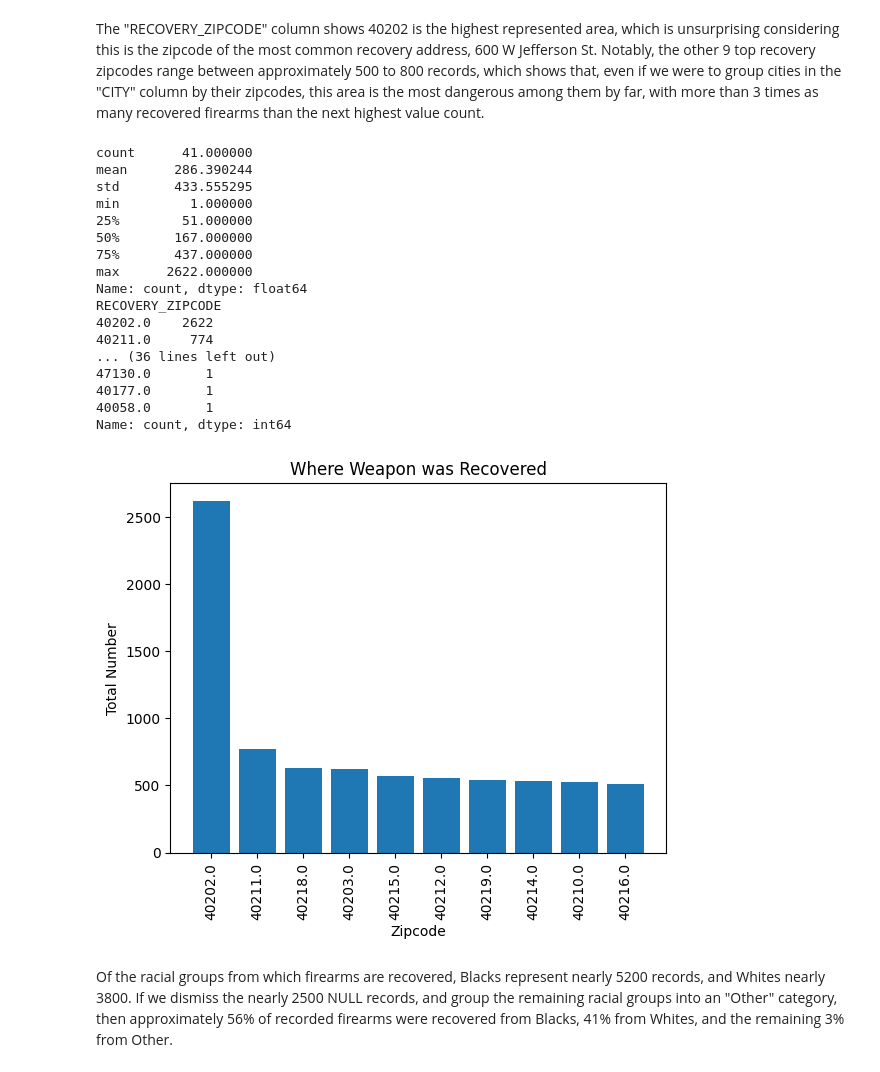
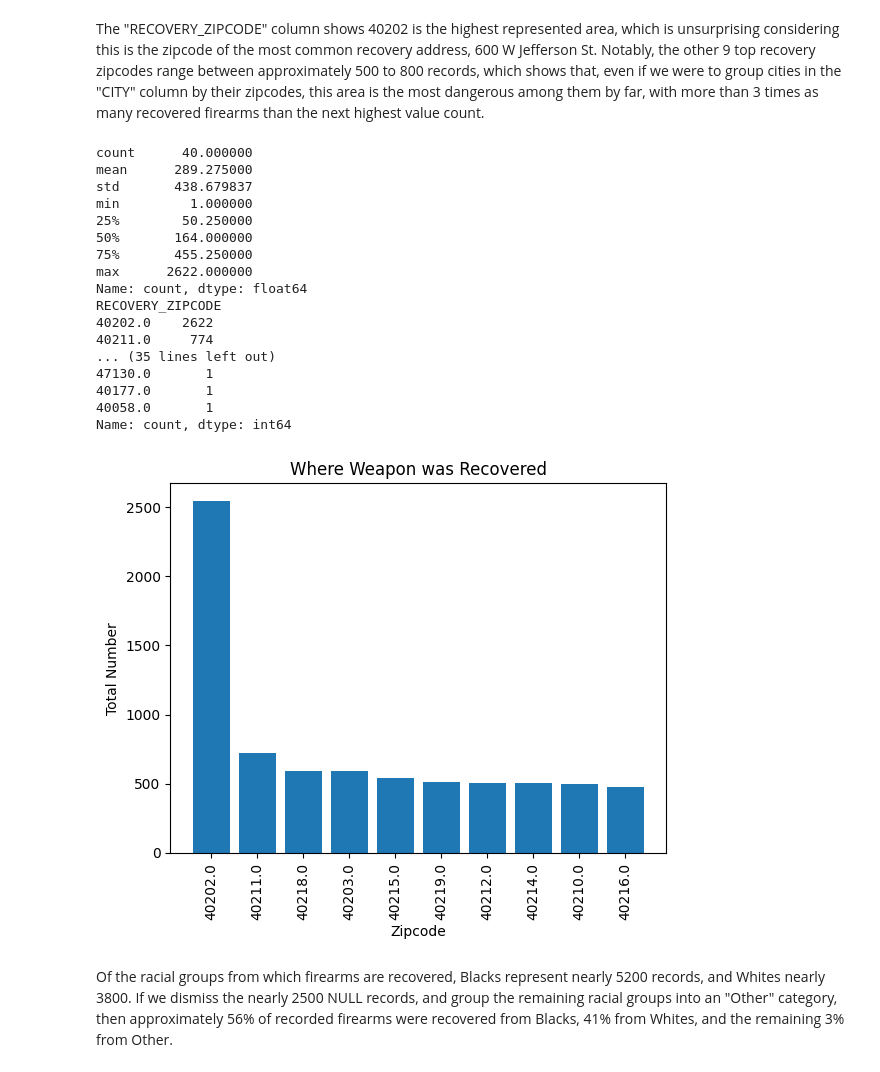
Before and after one commit to btrush01/Recovered_Firearms, a Jupyter notebook: Notebooks/Exploratory_Data_Analysis.ipynb, the cells around one changed output. Cells and saved outputs as stored; diff of their text form; code cells hidden in the pictures.

```diff
--- a/Notebooks/Exploratory_Data_Analysis.ipynb
+++ b/Notebooks/Exploratory_Data_Analysis.ipynb
@@ -238,3 +220,22 @@ dtype: int64
+# %%
+def print_value_counts(category):
+    print(df[category].value_counts().describe())
+    print(df[category].value_counts())
+
+def basic_bar_graph(column, title, xlabel):
+    # Remove literal "Null" and "Unknown" entries
+    temp_df = df[~df["FIREARM_MANUFACTURER"].isin(["Null", "Unknown"])]
+
+    # Group by the non-null column data
+    column_data = temp_df.groupby(column)[column].value_counts().sort_values(ascending=False).head(10)
+
+    # Plot the bar graph
+    plt.bar(column_data.index, column_data.values)
+    plt.title(title)
+    plt.xlabel(xlabel)
+    plt.xticks(rotation=90)
+    plt.ylabel("Total Number")
+    plt.show()
 # %% [markdown]
 At last, it's time to examine each column of interest. "UCR_CATEGORY" describes the reason the firearm was recovered. Of these, "Wpns Law Violation", Narcotics, and Aggravated Assault were the most common by far, ranging from over 3400 to nearly 1900 records.
 
@@ -547,37 +479,30 @@ Name: count, dtype: int64
 # %% [markdown]
 The "RECOVERY_ZIPCODE" column shows 40202 is the highest represented area, which is unsurprising considering this is the zipcode of the most common recovery address, 600 W Jefferson St. Notably, the other 9 top recovery zipcodes range between approximately 500 to 800 records, which shows that, even if we were to group cities in the "CITY" column by their zipcodes, this area is the most dangerous among them by far, with more than 3 times as many recovered firearms than the next highest value count.
 # %%
-new_df = df
-new_df["RECOVERY_ZIPCODE"] = df["RECOVERY_ZIPCODE"].astype(str)
+print_value_counts("RECOVERY_ZIPCODE")
 
-print(new_df["RECOVERY_ZIPCODE"].value_counts().describe())
-print(new_df["RECOVERY_ZIPCODE"].value_counts())
-
-recovery_zipcode = new_df.groupby("RECOVERY_ZIPCODE")["RECOVERY_ZIPCODE"].value_counts().sort_values(ascending=False).head(10)
-plt.bar(recovery_zipcode.index, recovery_zipcode.values)
-plt.title("Where Weapon was Recovered")
-plt.xlabel("Zipcode")
-plt.xticks(rotation=90)
-plt.ylabel("Total Number")
-plt.show()
+# Zipcode type changed to string so it's plotted categorically rather than numerically.
+temp_df = df
+temp_df["RECOVERY_ZIPCODE"] = df["RECOVERY_ZIPCODE"].astype(str)
+basic_bar_graph("RECOVERY_ZIPCODE", "Where Weapon was Recovered", "Zipcode")
 # %% [output]
-count      41.000000
-mean      286.390244
-std       433.555295
+count      40.000000
+mean      289.275000
+std       438.679837
 min         1.000000
-25%        51.000000
-50%       167.000000
-75%       437.000000
+25%        50.250000
+50%       164.000000
+75%       455.250000
 max      2622.000000
 Name: count, dtype: float64
 RECOVERY_ZIPCODE
 40202.0    2622
 40211.0     774
-... (36 lines left out)
+... (35 lines left out)
 47130.0       1
 40177.0       1
 40058.0       1
 Name: count, dtype: int64
-[figure, old version]
+[figure, new version]
 # %% [markdown]
 Of the racial groups from which firearms are recovered, Blacks represent nearly 5200 records, and Whites nearly 3800. If we dismiss the nearly 2500 NULL records, and group the remaining racial groups into an "Other" category, then approximately 56% of recorded firearms were recovered from Blacks, 41% from Whites, and the remaining 3% from Other.
```
Also changed, not shown: parts of 28 cells of this notebook, 4 other files.
